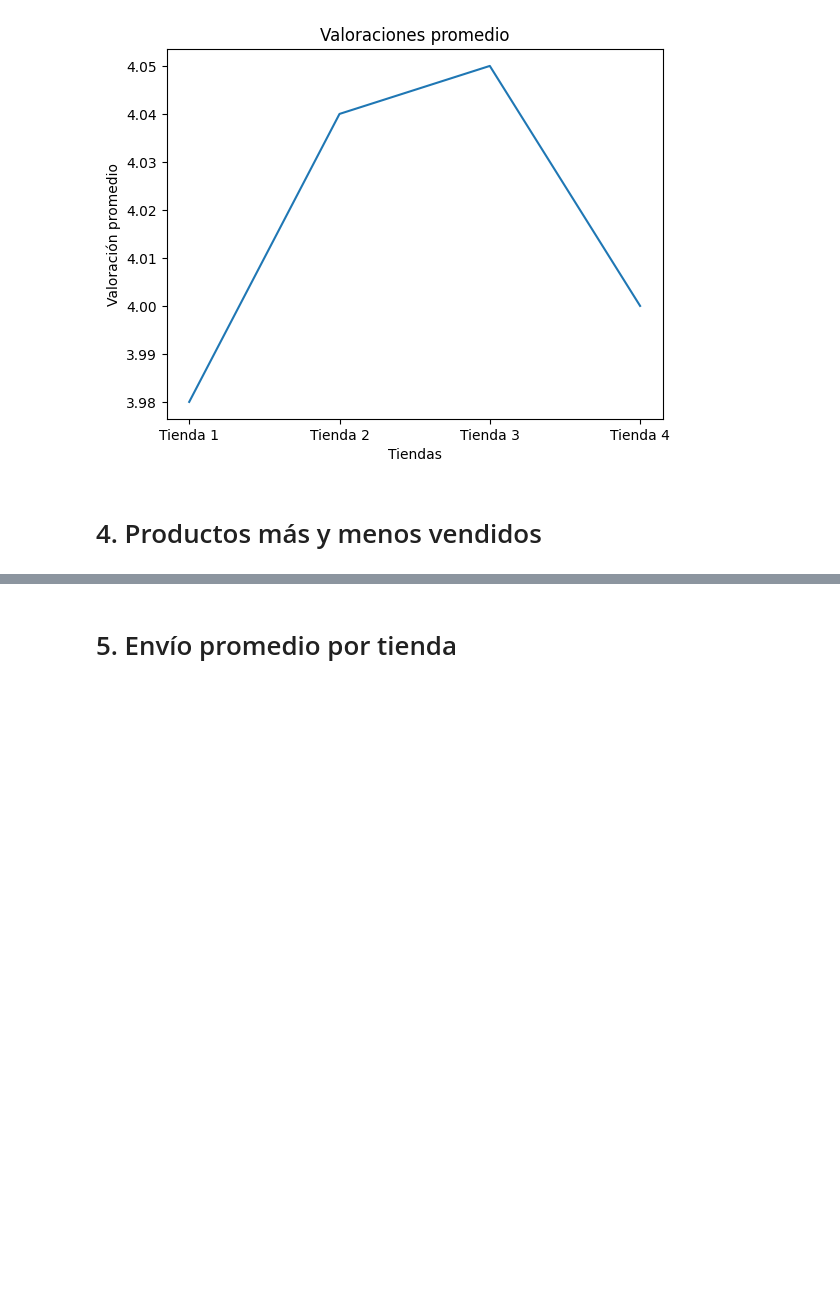
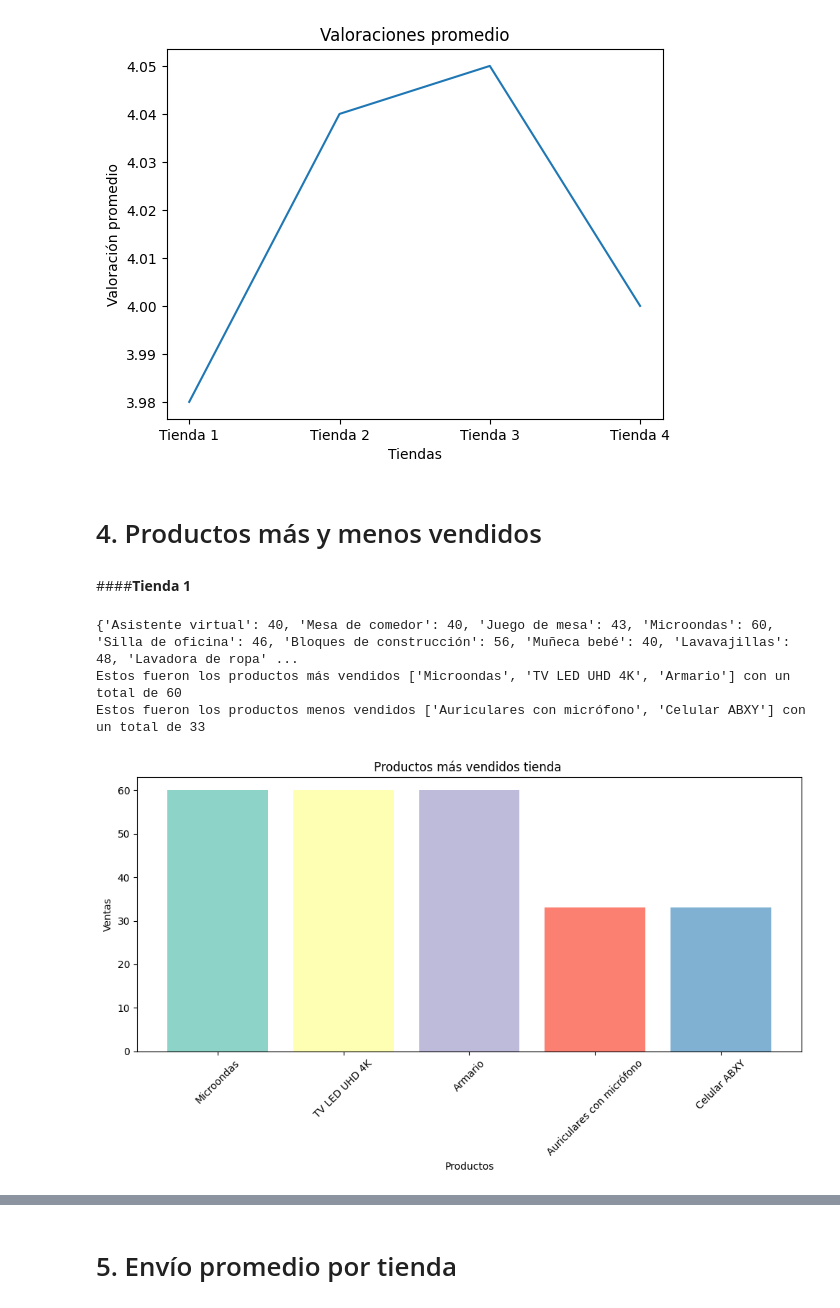
Before and after one commit to Julian-RR/Data-Science-challenge-1, a Jupyter notebook: AluraStoreLatam.ipynb, the cells around one changed output, grey strips where cells are left out. Drawn from its saved outputs; the diff is of its cells as text; code cells hidden in the pictures; blank space fills up the shorter version.

```diff
--- a/AluraStoreLatam.ipynb
+++ b/AluraStoreLatam.ipynb
@@ -415,3 +487,25 @@ plt.show()
 [figure]
 # %% [markdown]
 # 4. Productos más y menos vendidos
+# %% [markdown]
+####**Tienda 1**
+# %%
+'''
+Producto más y menos vendido
+'''
+tienda['Producto']
+conteo_productos1=conteo_producto(tienda)
+print(conteo_productos1)
+
+productos1_mas_vendidos, numero1_max=maximo(conteo_productos1)
+print(f"Estos fueron los productos más vendidos {productos1_mas_vendidos} con un total de {numero1_max}")
+
+productos1_menos_vendidos,numero1_min=minimo(conteo_productos1)
+print(f"Estos fueron los productos menos vendidos {productos1_menos_vendidos} con un total de {numero1_min}")
+
+grafica_toma_listas(productos1_mas_vendidos,productos1_menos_vendidos,numero1_max,numero1_min)
+# %% [output]
+{'Asistente virtual': 40, 'Mesa de comedor': 40, 'Juego de mesa': 43, 'Microondas': 60, 'Silla de oficina': 46, 'Bloques de construcción': 56, 'Muñeca bebé': 40, 'Lavavajillas': 48, 'Lavadora de ropa' ...
+Estos fueron los productos más vendidos ['Microondas', 'TV LED UHD 4K', 'Armario'] con un total de 60
+Estos fueron los productos menos vendidos ['Auriculares con micrófono', 'Celular ABXY'] con un total de 33
+[figure, added]
```
Also changed, not shown: parts of 13 cells of this notebook.
